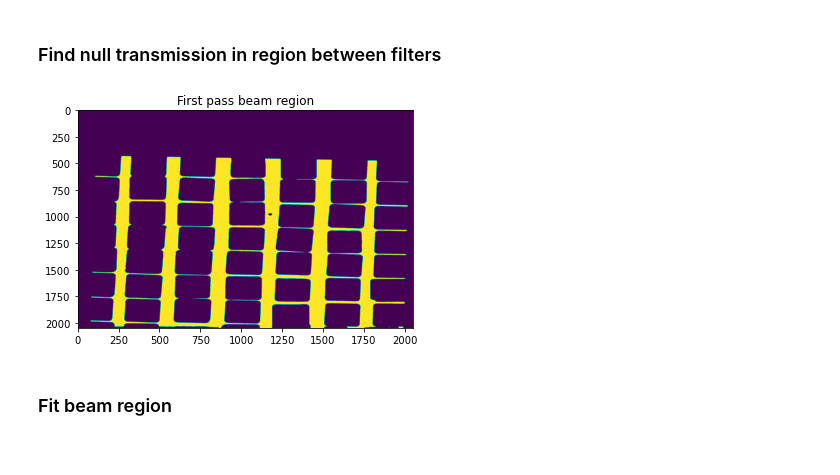
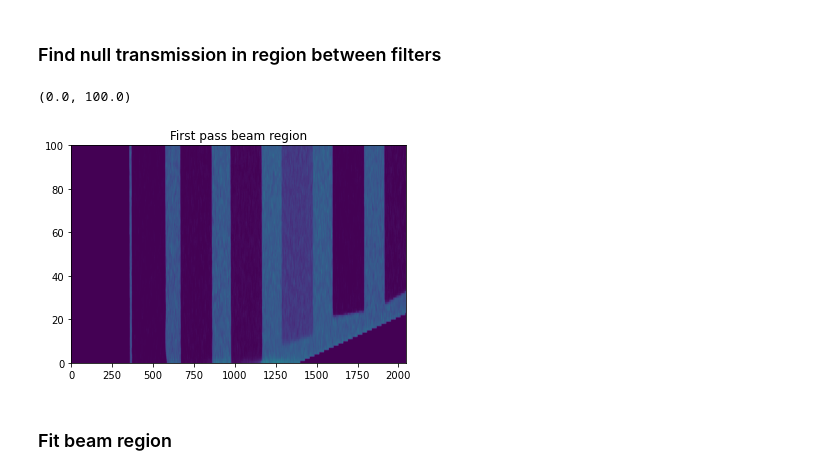
Before and after one commit to iclaserplasma/GeminiXANES2020_analysis, a Jupyter notebook: Notebooks/Create_xRay_masks_20200827.ipynb, the cells around one changed output. Saved outputs shown, nothing was run; the diff lists cells and outputs as text; code cells hidden in the pictures.

```diff
--- a/Notebooks/Create_xRay_masks_20200827.ipynb
+++ b/Notebooks/Create_xRay_masks_20200827.ipynb
@@ -61,9 +30,9 @@ def imagesc(I,ax = None,  x=None, y=None, **kwargs):
 ## Load representative image and background image and camera info
 # %%
 
-bkg_file = os.path.join(DATA_FOLDER,'Lundatron/20200827/run05/Shot001.tif')
+bkg_file = os.path.join(DATA_FOLDER,'Lundatron/20200907/run01/Shot001.tif')
 
-img_file = os.path.join(DATA_FOLDER,'Lundatron/20200827/run09/Shot006.tif')
+img_file = os.path.join(DATA_FOLDER,'Lundatron/20200907/run01/Shot048.tif')
 
 bkg_img = load_lundatron(bkg_file)
 rep_img = load_lundatron(img_file)
@@ -71,4 +40,5 @@ img_sub = rep_img - bkg_img
 img_sub = median_filter(img_sub,(3, 3));
 imagesc(img_sub)
 plt.title('Background subtracted xray image');
+plt.ylim([0,100])
 # %% [output]
@@ -88,20 +59,27 @@ plt.title('Rough xray transmission image');
 # %%
 mask = 1.0*(flattened >= 0.975)
 Ny,Nx = np.shape(mask)
 X,Y = np.meshgrid(np.arange(Nx),np.arange(Ny))
 # manual masking
-mask[Y<(410+(X/Nx*55))] = 0
-mask[X>(2048-(Y/Ny*40))] = 0
-mask[X<(100-(Y/Ny*40))] = 0
-mask[(Y>1840)*(X>1200)*(X<1400)] = 0
-mask[(Y>1600)*(X>1800)*(Y<1770)] = 0
-
+man_mask = np.ones_like(mask)
+man_mask[X<(360-70*Y/Ny)] = 0
+man_mask[Y>(1990+100*X/Nx)] = 0
+man_mask[Y<(70*(X-1400)/Nx)] = 0
+# mask[Y<(410+(X/Nx*55))] = 0
+# mask[X>(2048-(Y/Ny*40))] = 0
+# mask[X<(100-(Y/Ny*40))] = 0
+# mask[(Y>1840)*(X>1200)*(X<1400)] = 0
+# mask[(Y>1600)*(X>1800)*(Y<1770)] = 0
+mask= mask*man_mask
 beam_mask_approx = 1-(gaussian_filter(mask,7)<0.98)*1.0
 
-imagesc(beam_mask_approx)
+# imagesc(beam_mask_approx)
+imagesc(man_mask*img_sub)
 plt.title('First pass beam region');
+plt.ylim([0,100])
 # %% [output]
+(0.0, 100.0)
-[figure, old version]
+[figure, new version]
 # %% [markdown]
 ### Fit beam region
 # %%
```
Also changed, not shown: parts of 11 cells of this notebook, 7 other files.
